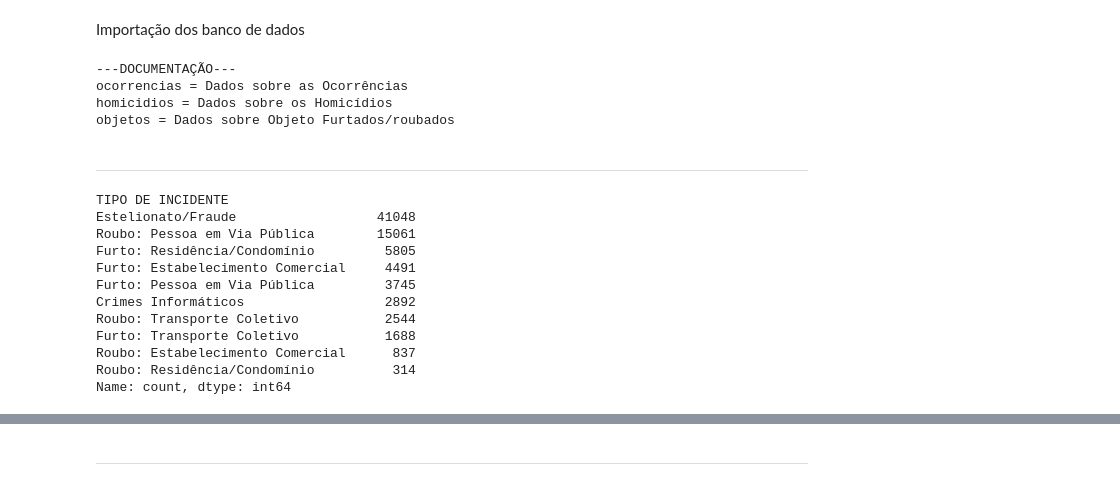
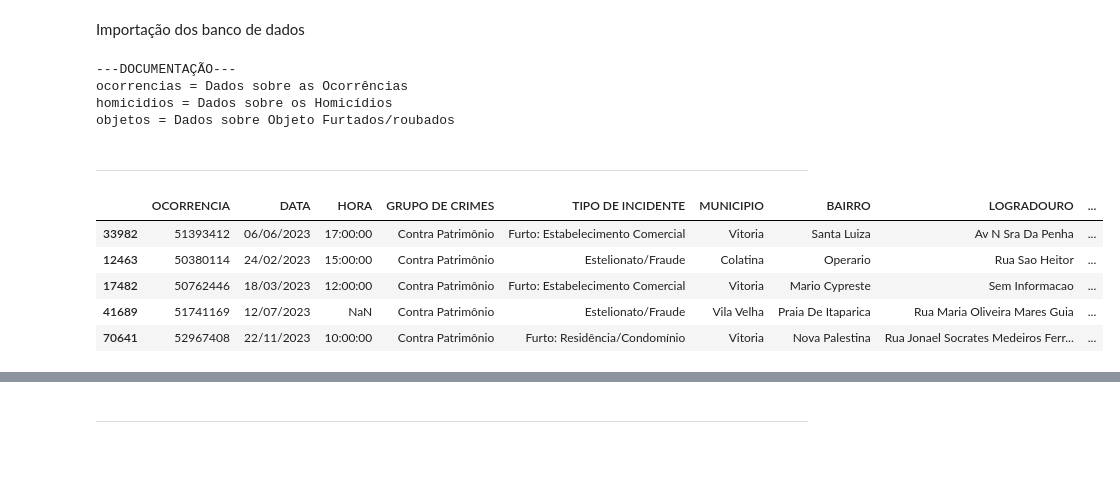
Before and after one commit to fonsecadados/Dados_SESP, a Jupyter notebook: dados_sesp.ipynb, the cells around one changed output, grey strips where cells are left out. Cells and saved outputs as stored; diff of their text form; code cells hidden in the pictures; blank space fills up the shorter version.

```diff
--- a/dados_sesp.ipynb
+++ b/dados_sesp.ipynb
@@ -81,7 +81,7 @@ def abrir_dados():
 
         elif df is df_objetos:
             #Renomear
-            df.rename(columns={'Nº OCORRENCIA':'OCORRENCIA',
+            df.rename(columns={'Nº OCORRÊNCIA':'OCORRENCIA',
                                 'DATA DO FATO':'DATA',
                                 'HORA DO FATO': 'HORA',}, inplace=True)
 
@@ -107,6 +107,30 @@ def abrir_dados():
         else:
             pass
 
+        def arredondar_para_15minutos(hora):
+            hora = pd.to_datetime(hora)
+            minutos = hora.minute // 15 * 15
+            return hora.replace(minute=minutos, second=0)
+
+
+    # #Versão mais rápida
+    #     def arredondar_para_15minutos(horas):
+    #         horas = pd.to_datetime(horas)
+    #         minutos = (horas.dt.minute // 15 * 15).astype(str).str.zfill(2)  # Arredonda os minutos para o intervalo de 15 minutos
+    #         horas_arredondadas = horas.dt.strftime('%H:') + minutos + ':00'  # Formata a hora de volta
+    #         return horas_arredondadas
+
+    #     # Aplicando a função às colunas 'HORA' de todos os DataFrames
+    #     for df in dados:
+    #         if 'HORA' in df.columns:
+    #             df['HORA'] = arredondar_para_15minutos(df['HORA'])
+
+
+
+            # Arredondar os valores na coluna 'HORA'
+        df['HORA'] = df['HORA'].apply(arredondar_para_15minutos)
+        df['HORA'] = df['HORA'].dt.strftime('%H:%M:%S')
+
 
     def document():
         for df in dados:
@@ -124,28 +148,23 @@ def abrir_dados():
                 ...
     document()
 
-print('---DOCUMENTAÇÃO---')
-print('ocorrencias = Dados sobre as Ocorrências\nhomicidios = Dados sobre os Homicídios\nobjetos = Dados sobre Objeto Furtados/roubados')
-abrir_dados()
+    print('---DOCUMENTAÇÃO---')
+    print('ocorrencias = Dados sobre as Ocorrências\nhomicidios = Dados sobre os Homicídios\nobjetos = Dados sobre Objeto Furtados/roubados')
-# %% [output]
----DOCUMENTAÇÃO---
-ocorrencias = Dados sobre as Ocorrências
-homicidios = Dados sobre os Homicídios
-objetos = Dados sobre Objeto Furtados/roubados
+# %%
+abrir_dados()
+# %% [output]
+---DOCUMENTAÇÃO---
+ocorrencias = Dados sobre as Ocorrências
+homicidios = Dados sobre os Homicídios
+objetos = Dados sobre Objeto Furtados/roubados
 # %% [markdown]
 ---
-# %%
-ocorrencias['TIPO DE INCIDENTE'].value_counts()
-# %% [output]
-TIPO DE INCIDENTE
-Estelionato/Fraude                  41048
-Roubo: Pessoa em Via Pública        15061
-Furto: Residência/Condomínio         5805
-Furto: Estabelecimento Comercial     4491
-Furto: Pessoa em Via Pública         3745
-Crimes Informáticos                  2892
-Roubo: Transporte Coletivo           2544
-Furto: Transporte Coletivo           1688
-Roubo: Estabelecimento Comercial      837
-Roubo: Residência/Condomínio          314
-Name: count, dtype: int64
+# %%
+ocorrencias.sample(5)
+# %% [output]
+|  | OCORRENCIA | DATA | HORA | GRUPO DE CRIMES | TIPO DE INCIDENTE | MUNICIPIO | BAIRRO | LOGRADOURO | ... |
+| 33982 | 51393412 | 06/06/2023 | 17:00:00 | Contra Patrimônio | Furto: Estabelecimento Comercial | Vitoria | Santa Luiza | Av N Sra Da Penha | ... |
+| 12463 | 50380114 | 24/02/2023 | 15:00:00 | Contra Patrimônio | Estelionato/Fraude | Colatina | Operario | Rua Sao Heitor | ... |
+| 17482 | 50762446 | 18/03/2023 | 12:00:00 | Contra Patrimônio | Furto: Estabelecimento Comercial | Vitoria | Mario Cypreste | Sem Informacao | ... |
+| 41689 | 51741169 | 12/07/2023 | NaN | Contra Patrimônio | Estelionato/Fraude | Vila Velha | Praia De Itaparica | Rua Maria Oliveira Mares Guia | ... |
+| 70641 | 52967408 | 22/11/2023 | 10:00:00 | Contra Patrimônio | Furto: Residência/Condomínio | Vitoria | Nova Palestina | Rua Jonael Socrates Medeiros Ferr... | ... |
```
Also changed, not shown: parts of 12 cells of this notebook.
